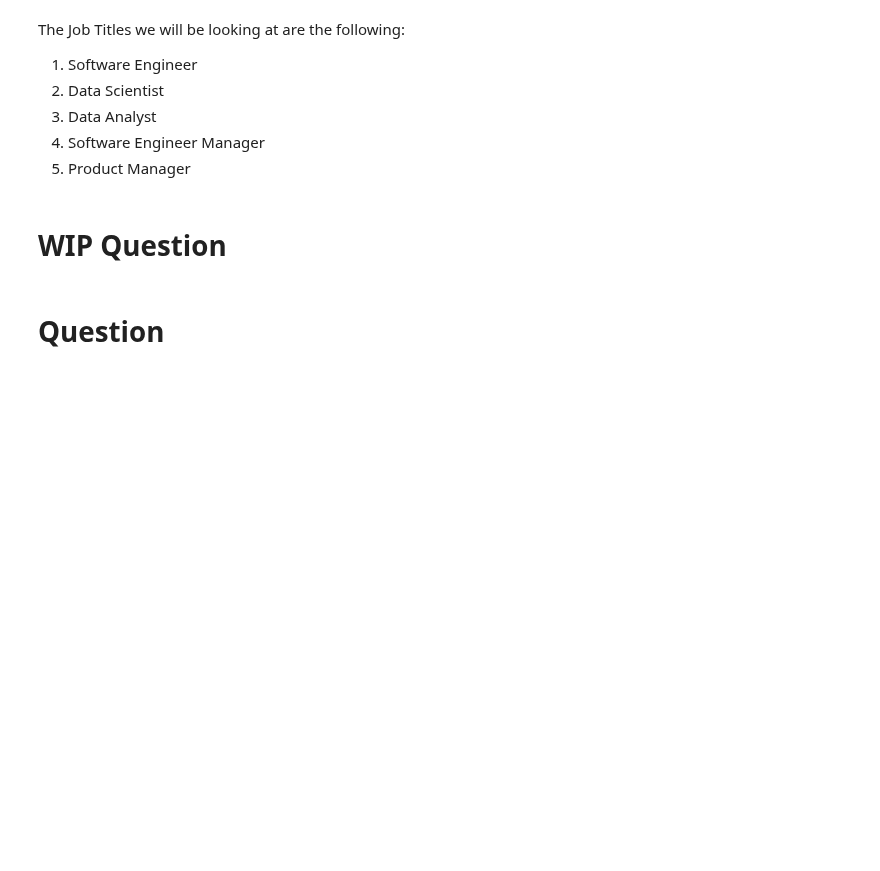
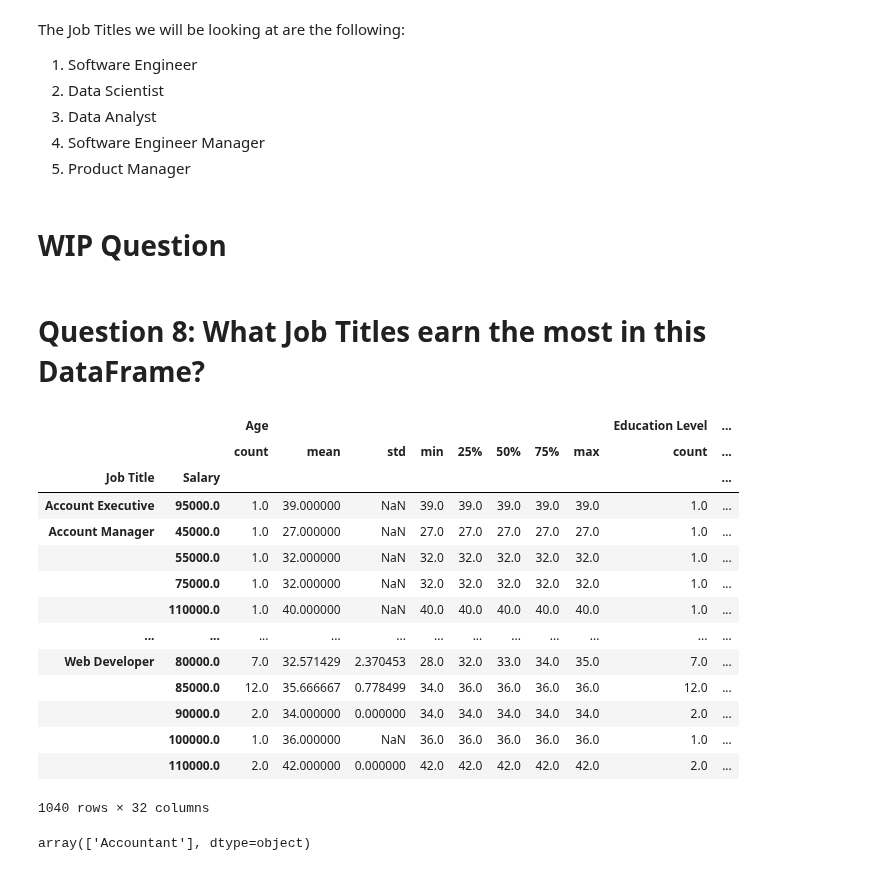
Before and after one commit to AbhijayPaul/HackTheHood-Final, a Jupyter notebook: HtHFinal.ipynb, the cells around one changed output. Saved outputs shown, nothing was run; the diff lists cells and outputs as text; code cells hidden in the pictures; blank space fills up the shorter version.

Commit message:
working on question 8

```diff
--- a/HtHFinal.ipynb
+++ b/HtHFinal.ipynb
@@ -1049,5 +1049,28 @@ The Job Titles we will be looking at are the following:
 1. Product Manager
 # %% [markdown]
 # WIP Question
-# %% [markdown]
-# Question
+# %% [markdown]
+# Question 8: __What Job Titles earn the most in this DataFrame?__
+# %%
+EM_df = salaryData.groupby(["Job Title", "Salary"])
+EM_df.describe()
+# %% [output]
+|  |  | Age |  |  |  |  |  |  |  | Education Level | ... |
+|  |  | count | mean | std | min | 25% | 50% | 75% | max | count | ... |
+| Job Title | Salary |  |  |  |  |  |  |  |  |  | ... |
+| Account Executive | 95000.0 | 1.0 | 39.000000 | NaN | 39.0 | 39.0 | 39.0 | 39.0 | 39.0 | 1.0 | ... |
+| Account Manager | 45000.0 | 1.0 | 27.000000 | NaN | 27.0 | 27.0 | 27.0 | 27.0 | 27.0 | 1.0 | ... |
+|  | 55000.0 | 1.0 | 32.000000 | NaN | 32.0 | 32.0 | 32.0 | 32.0 | 32.0 | 1.0 | ... |
+|  | 75000.0 | 1.0 | 32.000000 | NaN | 32.0 | 32.0 | 32.0 | 32.0 | 32.0 | 1.0 | ... |
+|  | 110000.0 | 1.0 | 40.000000 | NaN | 40.0 | 40.0 | 40.0 | 40.0 | 40.0 | 1.0 | ... |
+| ... | ... | ... | ... | ... | ... | ... | ... | ... | ... | ... | ... |
+| Web Developer | 80000.0 | 7.0 | 32.571429 | 2.370453 | 28.0 | 32.0 | 33.0 | 34.0 | 35.0 | 7.0 | ... |
+|  | 85000.0 | 12.0 | 35.666667 | 0.778499 | 34.0 | 36.0 | 36.0 | 36.0 | 36.0 | 12.0 | ... |
+|  | 90000.0 | 2.0 | 34.000000 | 0.000000 | 34.0 | 34.0 | 34.0 | 34.0 | 34.0 | 2.0 | ... |
+|  | 100000.0 | 1.0 | 36.000000 | NaN | 36.0 | 36.0 | 36.0 | 36.0 | 36.0 | 1.0 | ... |
+|  | 110000.0 | 2.0 | 42.000000 | 0.000000 | 42.0 | 42.0 | 42.0 | 42.0 | 42.0 | 2.0 | ... |
+1040 rows × 32 columns
+# %%
+EM_df["Job Title"].unique().iloc[9]
+# %% [output]
+array(['Accountant'], dtype=object)
```
